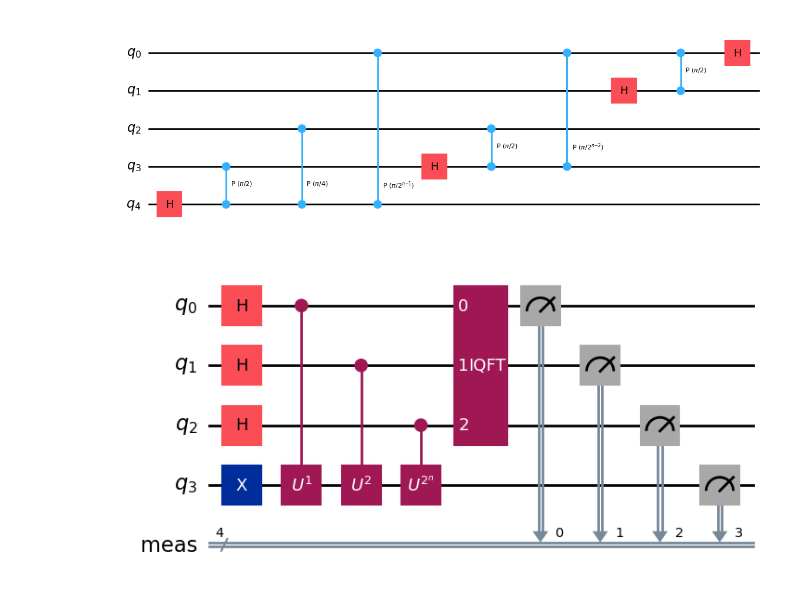
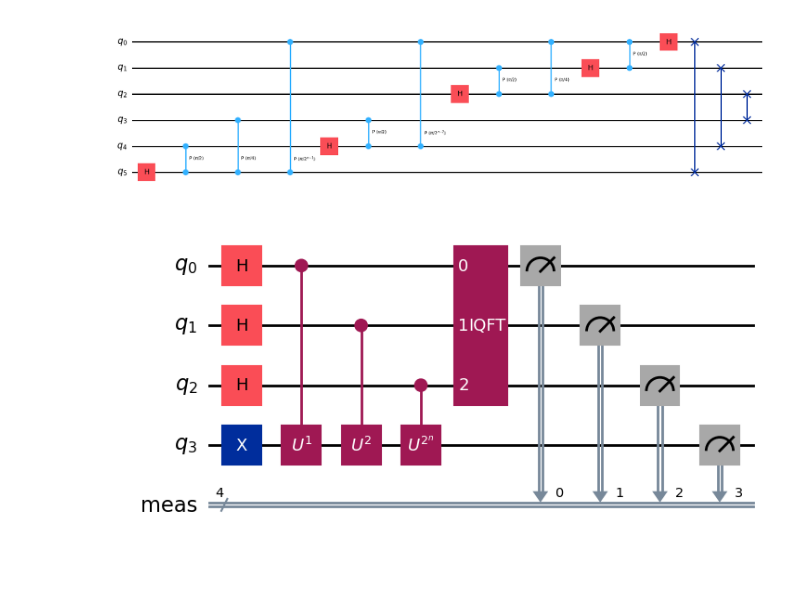
Before and after one commit to LucianoPereiraValenzuela/ECC_2025_testing, a Jupyter notebook: img/figure.ipynb, the cells around one changed output. Cells and saved outputs as stored; diff of their text form; code cells hidden in the pictures; blank space fills up the shorter version.

Commit message:
update figure QFT, desafio 3

```diff
--- a/img/figure.ipynb
+++ b/img/figure.ipynb
@@ -3,29 +3,39 @@ import numpy as np
 from qiskit import QuantumCircuit
 from qiskit.circuit import Parameter
 # %%
-qc = QuantumCircuit(5)
+qc = QuantumCircuit(6)
+qc.h(5)
+qc.cp( np.pi/2, 4, 5 )
+qc.cp( np.pi/4, 3, 5 )
+phi = Parameter(r"$\pi/2^{n\minus 1}$")
+qc.cp( phi, 0, 5 )
+
+qc.barrier()
 qc.h(4)
 qc.cp( np.pi/2, 3, 4 )
-qc.cp( np.pi/4, 2, 4 )
-phi = Parameter(r"$\pi/2^{n\minus 1}$")
+phi = Parameter(r"$\pi/2^{n\minus 2}$")
 qc.cp( phi, 0, 4 )
 
 qc.barrier()
-qc.h(3)
-qc.cp( np.pi/2, 2, 3 )
-phi = Parameter(r"$\pi/2^{n\minus 2}$")
-qc.cp( phi, 0, 3 )
+qc.h(2)
+qc.cp( np.pi/2, 1, 2 )
+qc.cp( np.pi/4, 0, 2 )
 
 qc.barrier()
 qc.h(1)
 qc.cp( np.pi/2, 0, 1 )
 
 qc.barrier()
 qc.h(0)
 
-qc.draw('mpl', plot_barriers=False, filename='QFT.svg' )
+qc.barrier()
+qc.swap(0,5)
+qc.swap(1,4)
+qc.swap(2,3)
+
+qc.draw('mpl', plot_barriers=False, fold=30, filename='QFT.svg' )
 # %% [output]
-[figure, old version]
+[figure, new version]
 # %%
 def u_to_n( n ):
     u = QuantumCircuit(1)
```
